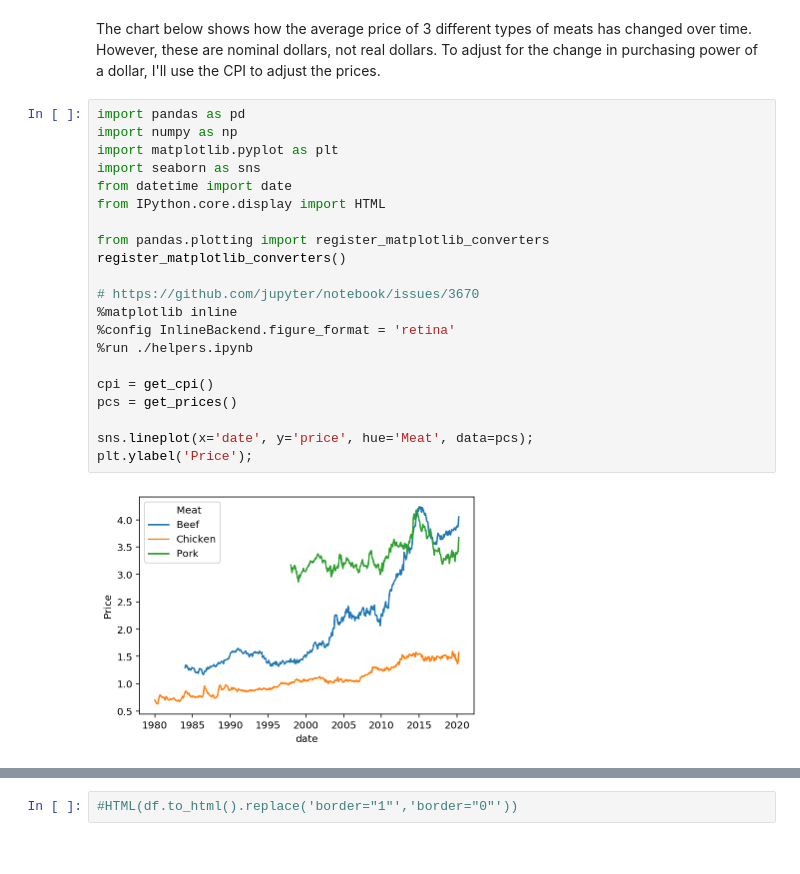
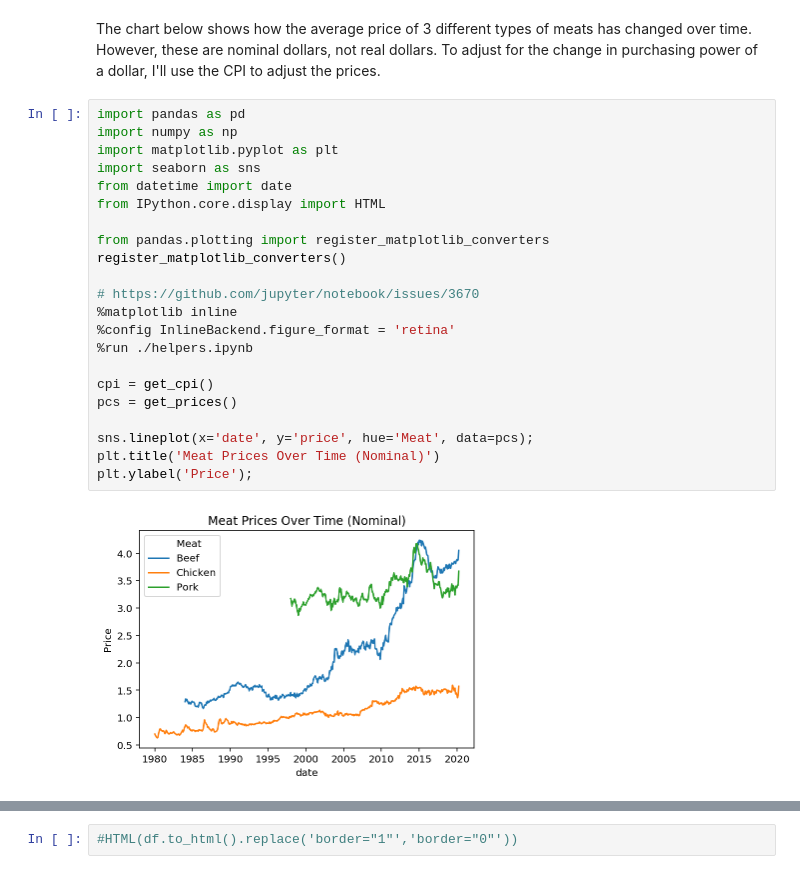
Before and after one commit to ayoskovich/chickens_trust, a Jupyter notebook: price_check.ipynb, the cells around one changed output, grey strips where cells are left out. Cells and saved outputs as stored; diff of their text form.

Commit message:
Drawing real price plot

```diff
--- a/price_check.ipynb
+++ b/price_check.ipynb
@@ -15,26 +15,27 @@ The chart below shows how the average price of 3 different types of meats has ch
 # %%
 import pandas as pd
 import numpy as np
 import matplotlib.pyplot as plt
 import seaborn as sns
 from datetime import date
 from IPython.core.display import HTML
 
 from pandas.plotting import register_matplotlib_converters
 register_matplotlib_converters()
 
 # https://github.com/jupyter/notebook/issues/3670
 %matplotlib inline
 %config InlineBackend.figure_format = 'retina'
 %run ./helpers.ipynb
 
 cpi = get_cpi()
 pcs = get_prices()
 
 sns.lineplot(x='date', y='price', hue='Meat', data=pcs);
+plt.title('Meat Prices Over Time (Nominal)')
 plt.ylabel('Price');
 # %% [output]
-[figure, old version]
+[figure, new version]
 # %%
 CURRENT_CPI = cpi.loc[cpi.date == cpi.date.max(), 'cpi'].values[0]
 
```
Also changed, not shown: parts of 2 cells of this notebook, 4 other files.
